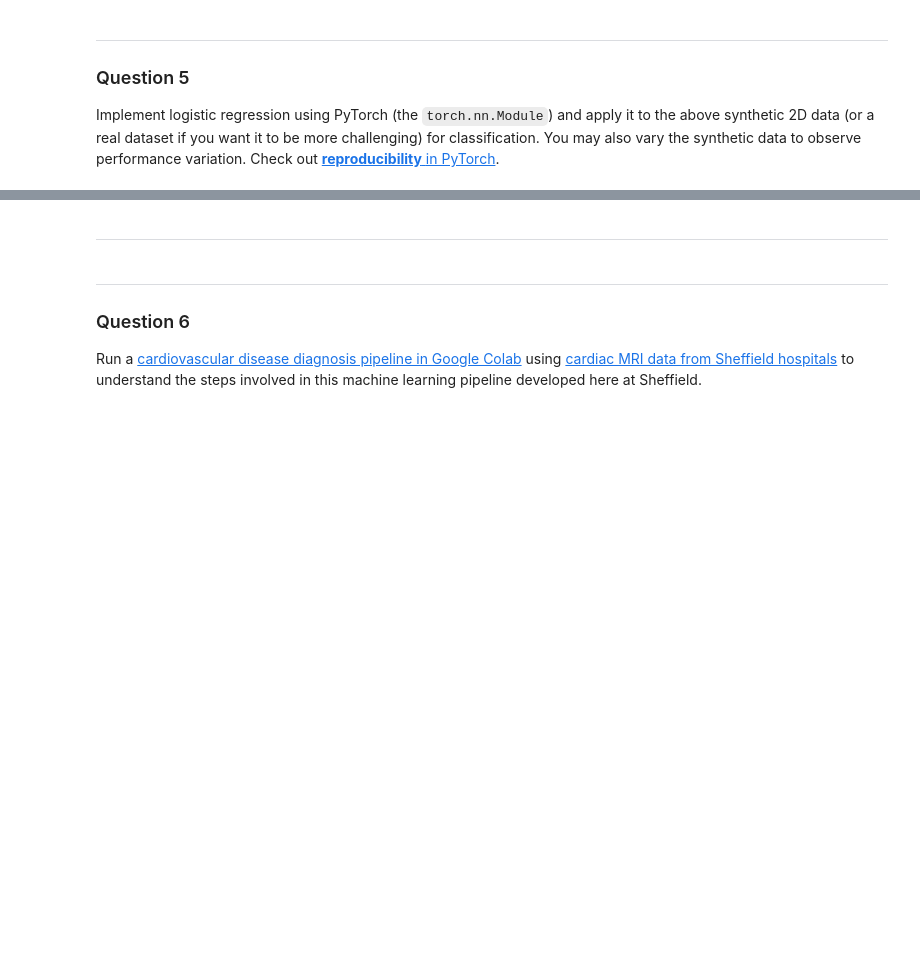
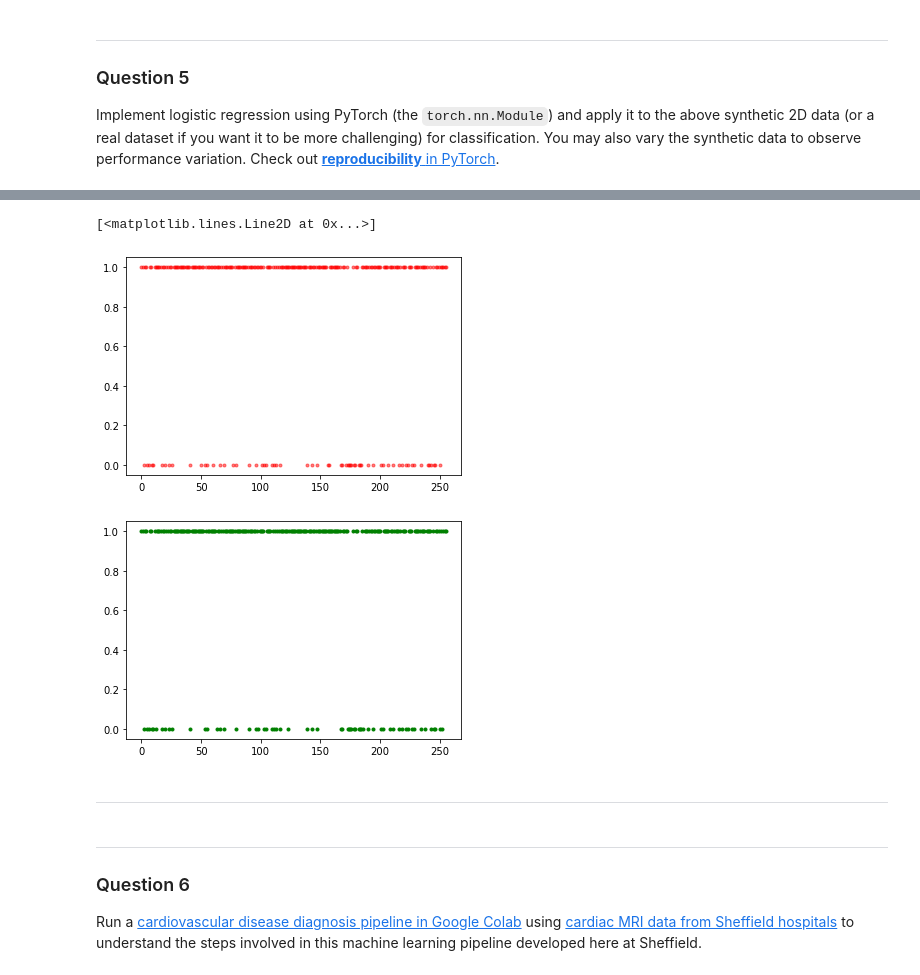
Before and after one commit to deewong7/MLAI, a Jupyter notebook: Labs/Lab 6 - Logistic regression & pytorch for DL.ipynb, the cells around one changed output, grey strips where cells are left out. Cells and saved outputs as stored; diff of their text form; code cells hidden in the pictures; blank space fills up the shorter version.

```diff
--- a/Labs/Lab 6 - Logistic regression & pytorch for DL.ipynb
+++ b/Labs/Lab 6 - Logistic regression & pytorch for DL.ipynb
@@ -748,9 +767,13 @@ lr_x_test, lr_y_test = get_batch_for_LG(sgx, sgy, batch_size=256)
 
 lr_y_pred = LR(lr_x_test)
 
-print(f"smooth_l1_loss = {F.mse_loss(torch.squeeze(lr_y_pred), lr_y_test)}.")
-print(f"mse = {F.smooth_l1_loss(torch.squeeze(lr_y_pred), lr_y_test)}.")
+# print(f"mse = {F.mse_loss(torch.squeeze(lr_y_pred), lr_y_test)}.")
+# print(f"smooth_l1_loss = {F.smooth_l1_loss(torch.squeeze(lr_y_pred), lr_y_test)}.")
 
-c = torch.nn.BCELoss()
-print(f"BECloss = {c(torch.squeeze(lr_y_pred), lr_y_test)}")
+# c = torch.nn.BCELoss()
+# print(f"BECloss = {c(torch.squeeze(lr_y_pred), lr_y_test)}")
+
+
+with torch.no_grad():
+    lr_y_pred = torch.where(lr_y_pred < 0.5, 0, 1)
 # %% [output]
@@ -760,3 +797,11 @@ BECloss = 0.1970556378364563
+# %%
+plt.plot(lr_y_pred.detach(), 'r.', alpha=0.5)
+plt.figure()
+plt.plot(lr_y_test.detach(), 'g.')
+# %% [output]
+[<matplotlib.lines.Line2D at 0x...>]
+[figure, added]
+[figure, added]
 # %% [markdown]
 ---
 # %% [markdown]
```
Also changed, not shown: parts of 14 cells of this notebook, 2 other files.
